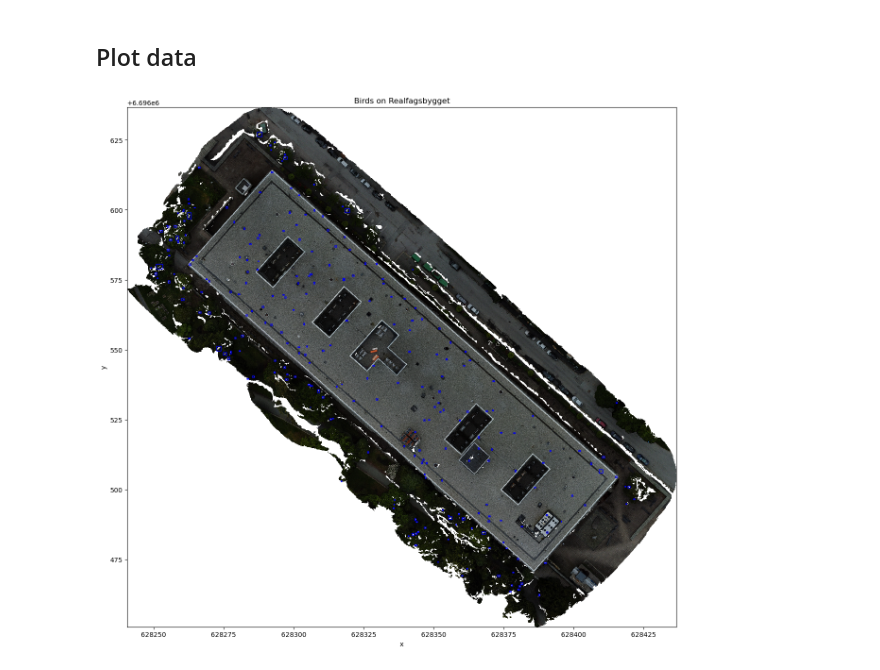
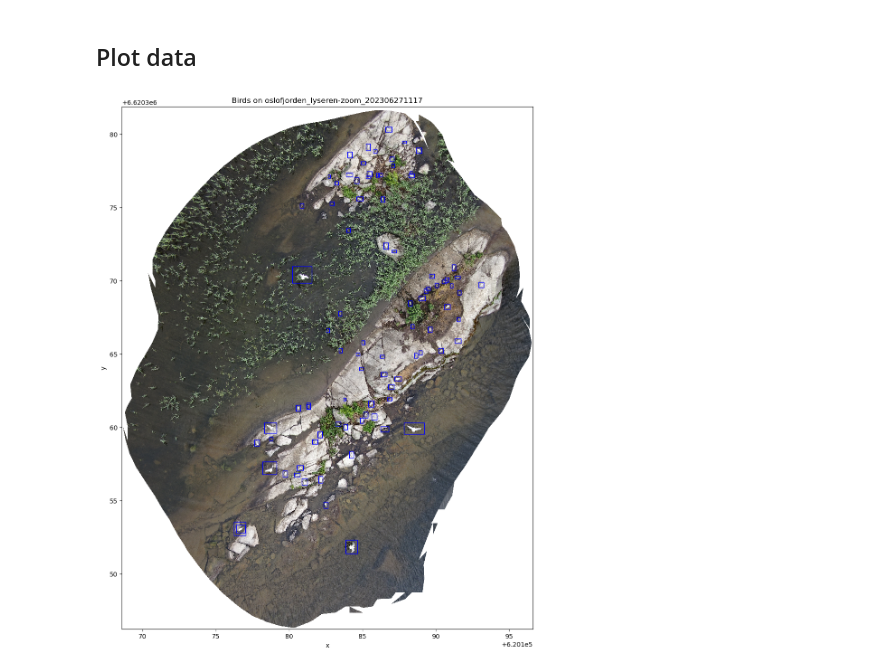
Before and after one commit to kristokv/snippets, a Jupyter notebook: seabirds_detection.ipynb, the cells around one changed output. Cells and saved outputs as stored; diff of their text form; code cells hidden in the pictures.

Commit message:
swap to smaller mission in example

```diff
--- a/seabirds_detection.ipynb
+++ b/seabirds_detection.ipynb
@@ -144,7 +131,7 @@ post_conf
  'score_threshold': 0.1,
  'task': 'detection'}
 # %%
-df_birds =  gpd.read_file(f"{post_conf['dpath_results']}/out.gpkg").to_crs(32631)
+df_birds =  gpd.read_file(f"{post_conf['dpath_results']}/out.gpkg").to_crs(32632)
 df_birds.head()
 # %% [output]
 |  | id | score_species | score_activity | score_sex | score_age | fileid | individualid | datetimereg | ... |
@@ -174,10 +161,11 @@ Attributes:
 ## Plot data
 # %%
 fig, ax = plt.subplots(figsize=(15, 15))
-plot_extent = plotting_extent(raster[0], raster.rio.transform())
-raster.plot.imshow(ax=ax, extend=plot_extent)
+bounds = raster.rio.bounds()
+extent = [bounds[0], bounds[2], bounds[1], bounds[3]]
+raster.plot.imshow(ax=ax, extend=extent)
 df_birds.plot(ax=ax, facecolor="none", edgecolor="blue", linewidth=1)
-plt.title("Birds on Realfagsbygget")
+plt.title(f"Birds on {mission_name}")
 plt.show()
 # %% [output]
-[figure, old version]
+[figure, new version]
```
Also changed, not shown: parts of 12 cells of this notebook.
